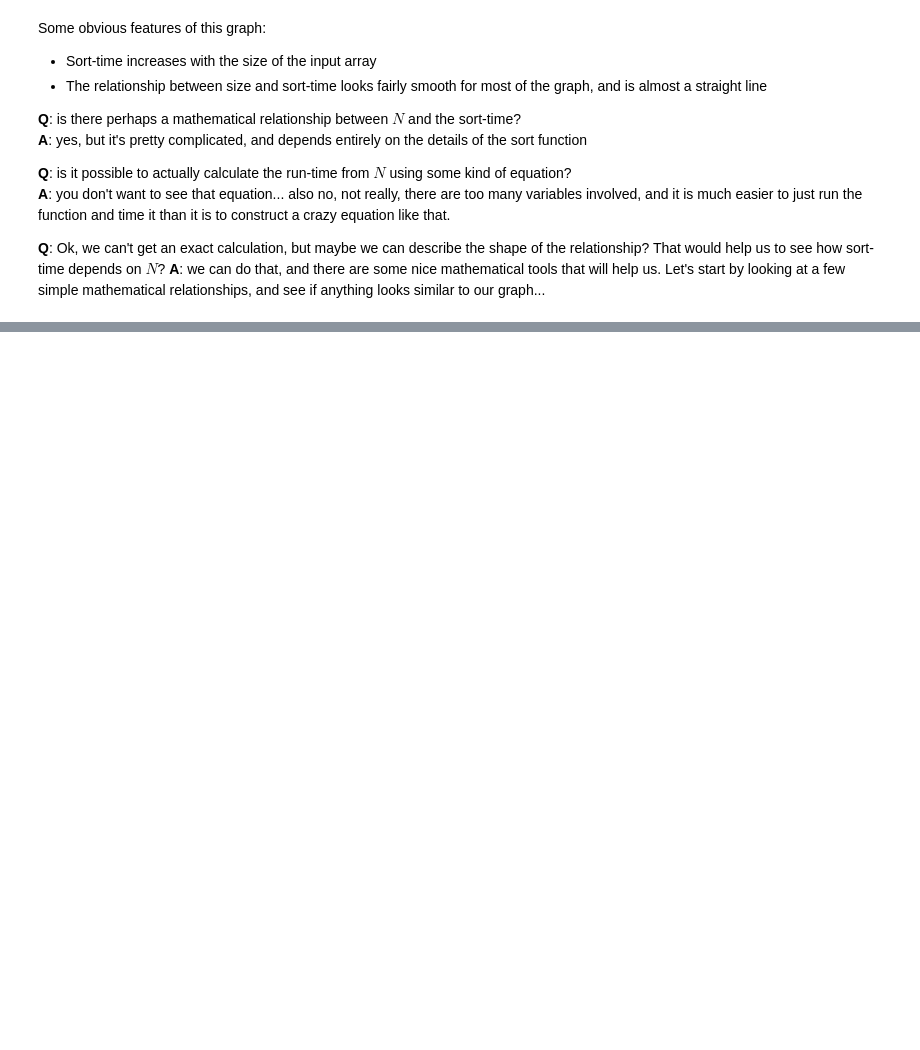
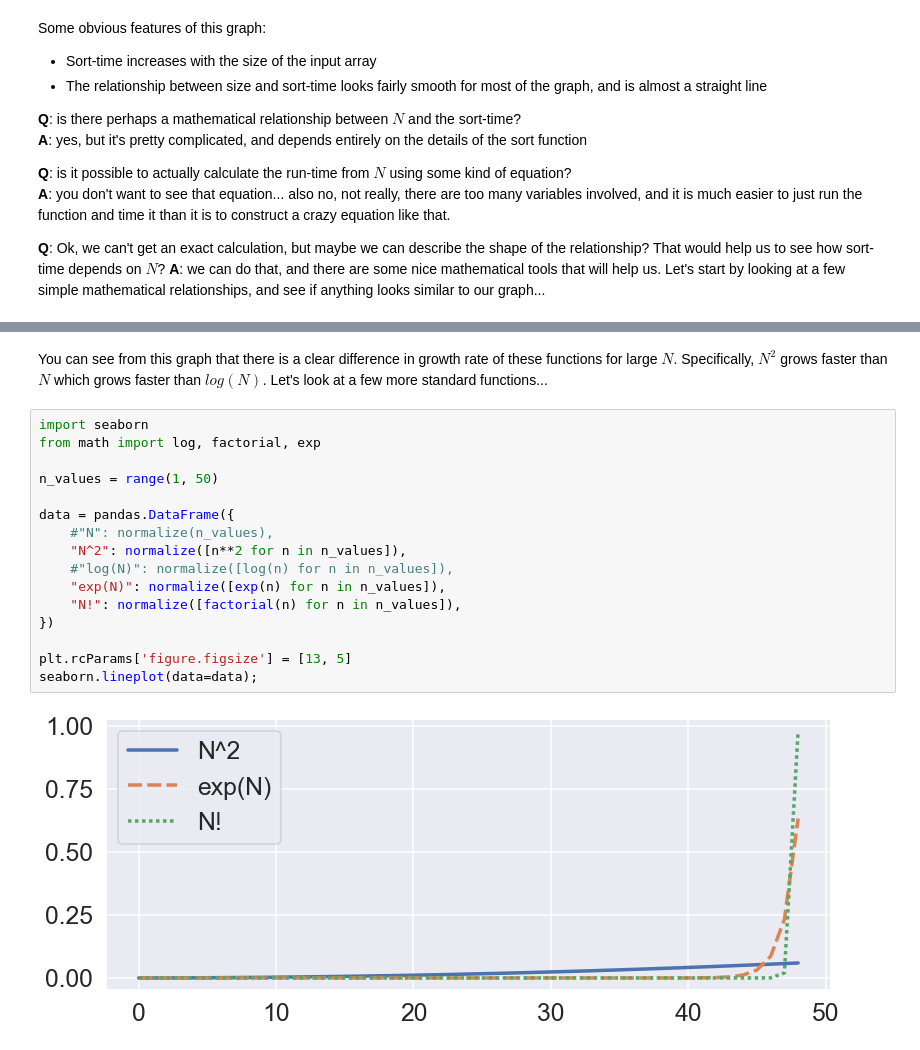
Before and after one commit to rimmera-elsevier/algorithm-analysis, a Jupyter notebook: lectures/1_introduction_to_asymptotic_analysis.ipynb, the cells around one changed output, grey strips where cells are left out. Saved outputs shown, nothing was run; the diff lists cells and outputs as text; blank space fills up the shorter version.

```diff
--- a/lectures/1_introduction_to_asymptotic_analysis.ipynb
+++ b/lectures/1_introduction_to_asymptotic_analysis.ipynb
@@ -111,0 +112,20 @@ seaborn.lineplot(data=data);
+# %% [markdown]
+You can see from this graph that there is a clear difference in growth rate of these functions for large $N$. Specifically, $N^{2}$ grows faster than $N$ which grows faster than $log(N)$. Let's look at a few more standard functions...
+# %%
+import seaborn
+from math import log, factorial, exp
+
+n_values = range(1, 50)
+
+data = pandas.DataFrame({
+    #"N": normalize(n_values),
+    "N^2": normalize([n**2 for n in n_values]),
+    #"log(N)": normalize([log(n) for n in n_values]),
+    "exp(N)": normalize([exp(n) for n in n_values]),
+    "N!": normalize([factorial(n) for n in n_values]),
+})
+
+plt.rcParams['figure.figsize'] = [13, 5]
+seaborn.lineplot(data=data);
+# %% [output]
+[figure, added]
```
Also changed, not shown: parts of 10 cells of this notebook.
